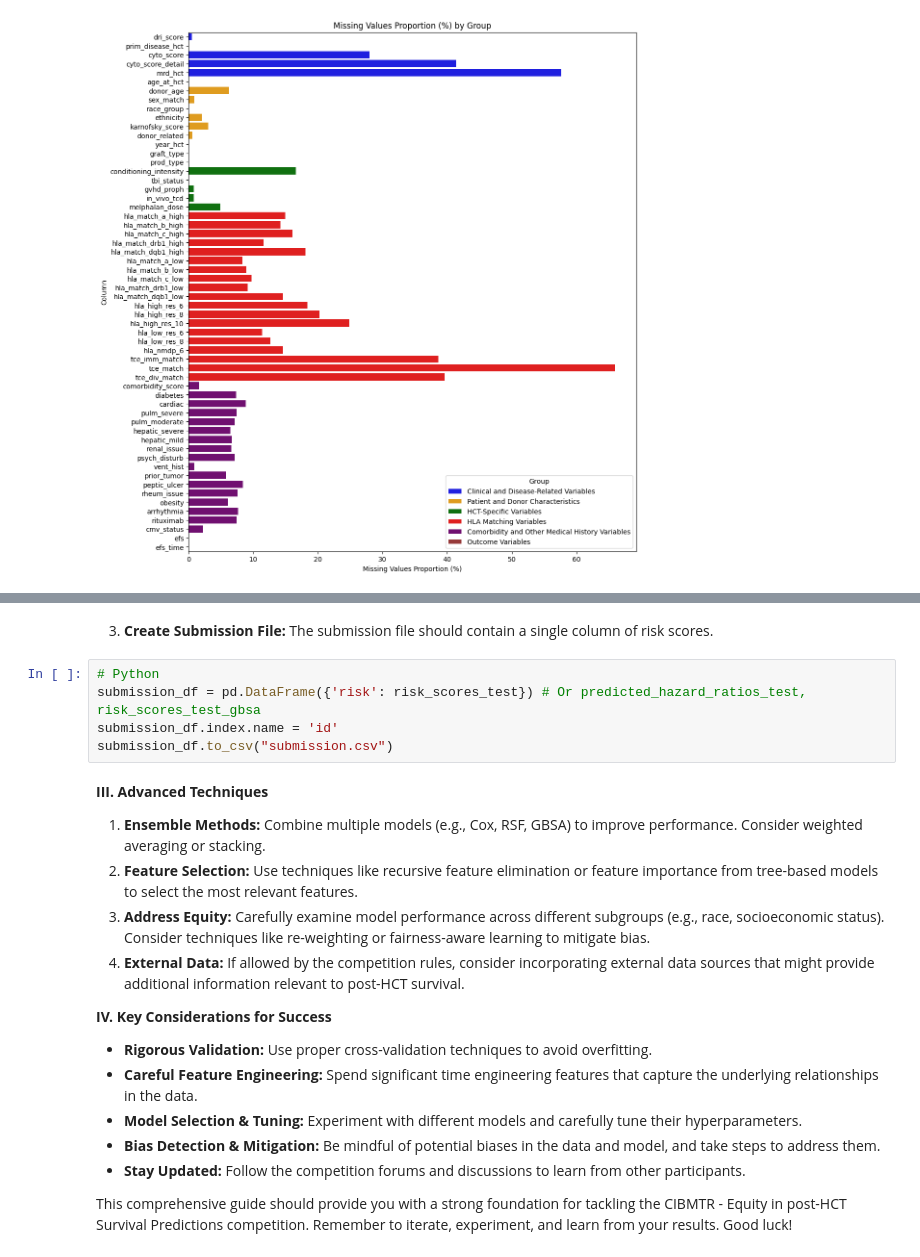
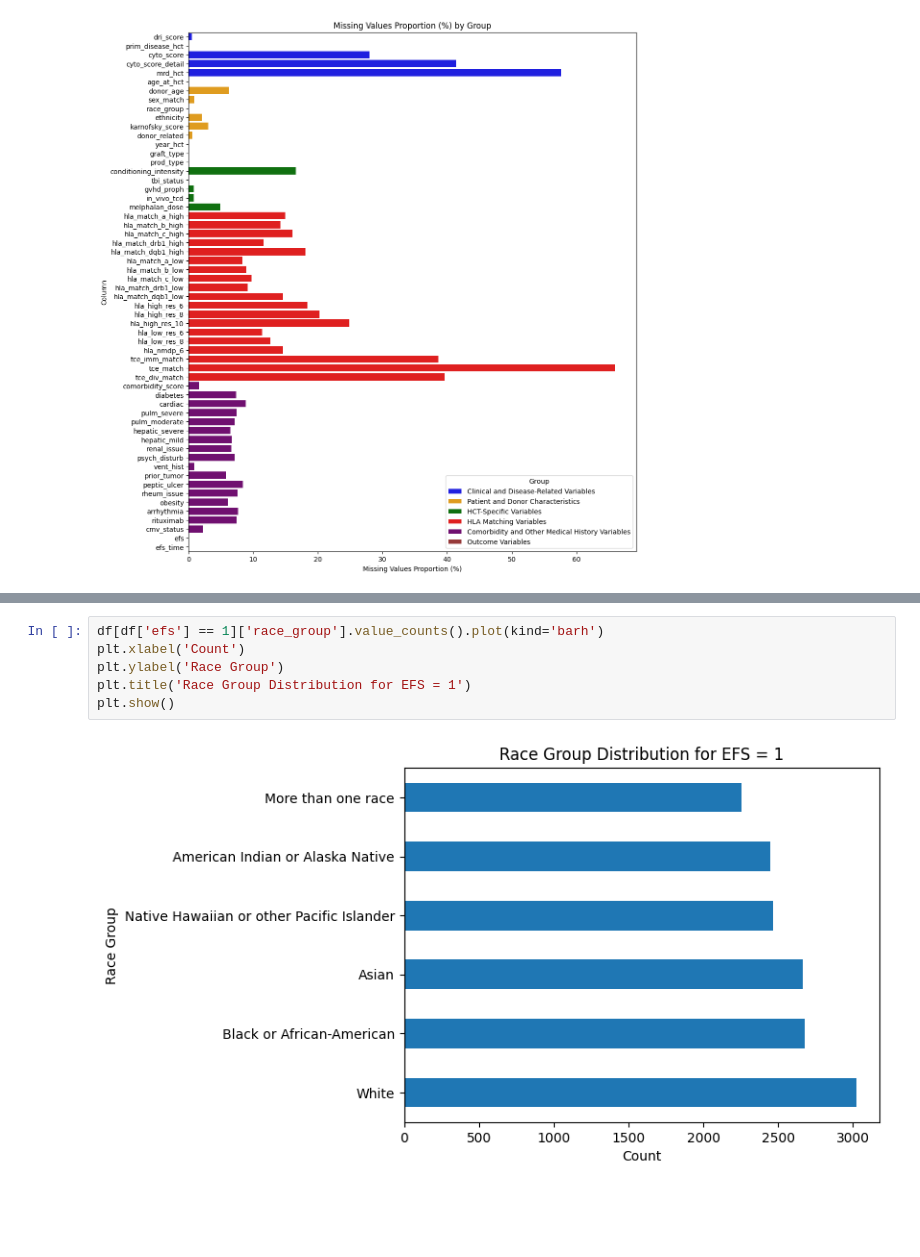
Before and after one commit to SangGold97/HCT, a Jupyter notebook: EDA.ipynb, the cells around one changed output, grey strips where cells are left out. Saved outputs shown, nothing was run; the diff lists cells and outputs as text; blank space fills up the shorter version.

```diff
--- a/EDA.ipynb
+++ b/EDA.ipynb
@@ -360,28 +196,8 @@ risk_scores_test_gbsa = gbsa.predict(X_test)
-# %% [markdown]
-
-
-3.  **Create Submission File:** The submission file should contain a single column of risk scores.
-# %%
-# Python
-submission_df = pd.DataFrame({'risk': risk_scores_test}) # Or predicted_hazard_ratios_test, risk_scores_test_gbsa
-submission_df.index.name = 'id'
-submission_df.to_csv("submission.csv")
-# %% [markdown]
-
-
-**III. Advanced Techniques**
-
-1.  **Ensemble Methods:** Combine multiple models (e.g., Cox, RSF, GBSA) to improve performance.  Consider weighted averaging or stacking.
-2.  **Feature Selection:** Use techniques like recursive feature elimination or feature importance from tree-based models to select the most relevant features.
-3.  **Address Equity:**  Carefully examine model performance across different subgroups (e.g., race, socioeconomic status).  Consider techniques like re-weighting or fairness-aware learning to mitigate bias.
-4.  **External Data:**  If allowed by the competition rules, consider incorporating external data sources that might provide additional information relevant to post-HCT survival.
-
-**IV. Key Considerations for Success**
-
-*   **Rigorous Validation:**  Use proper cross-validation techniques to avoid overfitting.
-*   **Careful Feature Engineering:**  Spend significant time engineering features that capture the underlying relationships in the data.
-*   **Model Selection & Tuning:**  Experiment with different models and carefully tune their hyperparameters.
-*   **Bias Detection & Mitigation:**  Be mindful of potential biases in the data and model, and take steps to address them.
-*   **Stay Updated:**  Follow the competition forums and discussions to learn from other participants.
-
-This comprehensive guide should provide you with a strong foundation for tackling the CIBMTR - Equity in post-HCT Survival Predictions competition. Remember to iterate, experiment, and learn from your results. Good luck!
+# %%
+df[df['efs'] == 1]['race_group'].value_counts().plot(kind='barh')
+plt.xlabel('Count')
+plt.ylabel('Race Group')
+plt.title('Race Group Distribution for EFS = 1')
+plt.show()
+# %% [output]
+[figure, added]
```
Also changed, not shown: parts of 27 cells of this notebook.
